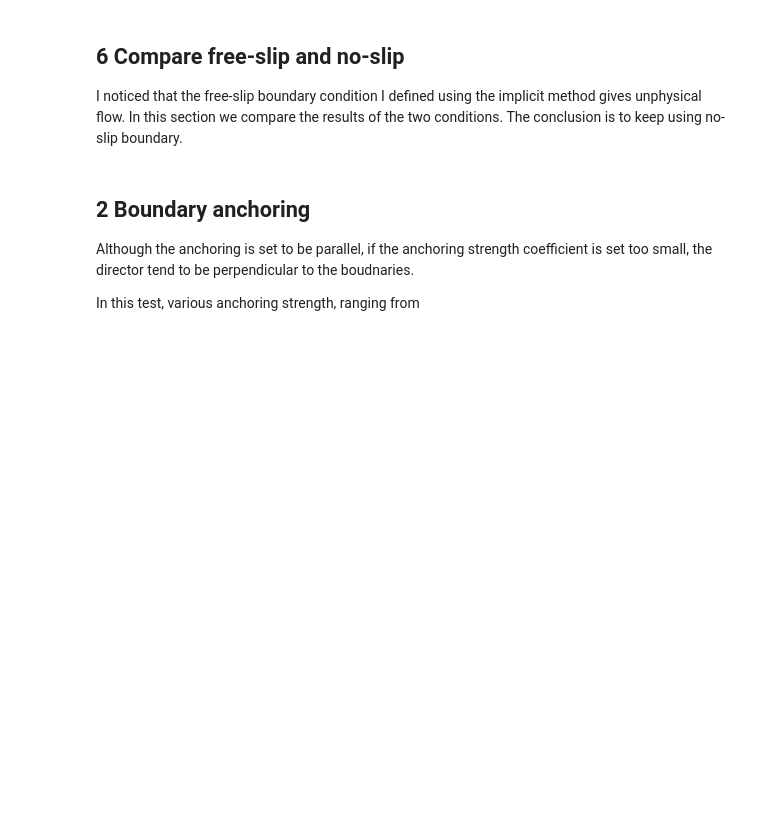
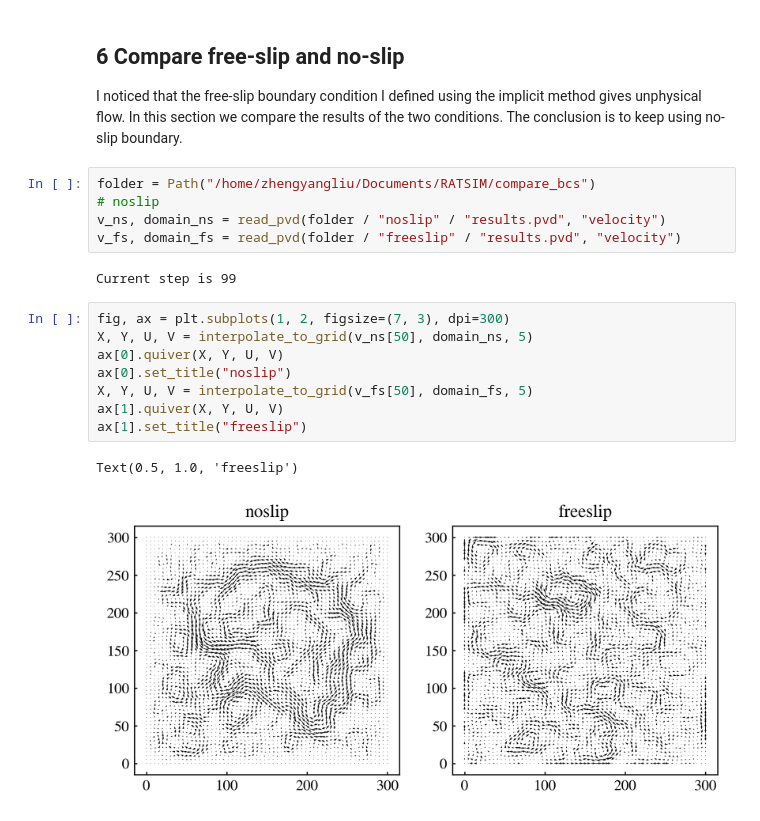
Before and after one commit to ZLoverty/anfem, a Jupyter notebook: parameter_test.ipynb, the cells around one changed output. Saved outputs shown, nothing was run; the diff lists cells and outputs as text; blank space fills up the shorter version.

Commit message:
Some more tests

```diff
--- a/parameter_test.ipynb
+++ b/parameter_test.ipynb
@@ -150,9 +239,21 @@ In this section, we try a larger system 300x300.
 ## 6 Compare free-slip and no-slip
 
 I noticed that the free-slip boundary condition I defined using the implicit method gives unphysical flow. In this section we compare the results of the two conditions. The conclusion is to keep using no-slip boundary.
-# %% [markdown]
-## 2 Boundary anchoring
-
-Although the anchoring is set to be parallel, if the anchoring strength coefficient is set too small, the director tend to be perpendicular to the boudnaries.
-
-In this test, various anchoring strength, ranging from
+# %%
+folder = Path("/home/zhengyangliu/Documents/RATSIM/compare_bcs")
+# noslip
+v_ns, domain_ns = read_pvd(folder / "noslip" / "results.pvd", "velocity")
+v_fs, domain_fs = read_pvd(folder / "freeslip" / "results.pvd", "velocity")
+# %% [output]
+Current step is 99
+# %%
+fig, ax = plt.subplots(1, 2, figsize=(7, 3), dpi=300)
+X, Y, U, V = interpolate_to_grid(v_ns[50], domain_ns, 5)
+ax[0].quiver(X, Y, U, V)
+ax[0].set_title("noslip")
+X, Y, U, V = interpolate_to_grid(v_fs[50], domain_fs, 5)
+ax[1].quiver(X, Y, U, V)
+ax[1].set_title("freeslip")
+# %% [output]
+Text(0.5, 1.0, 'freeslip')
+[figure, added]
```
Also changed, not shown: parts of 27 cells of this notebook, 10 other files.
